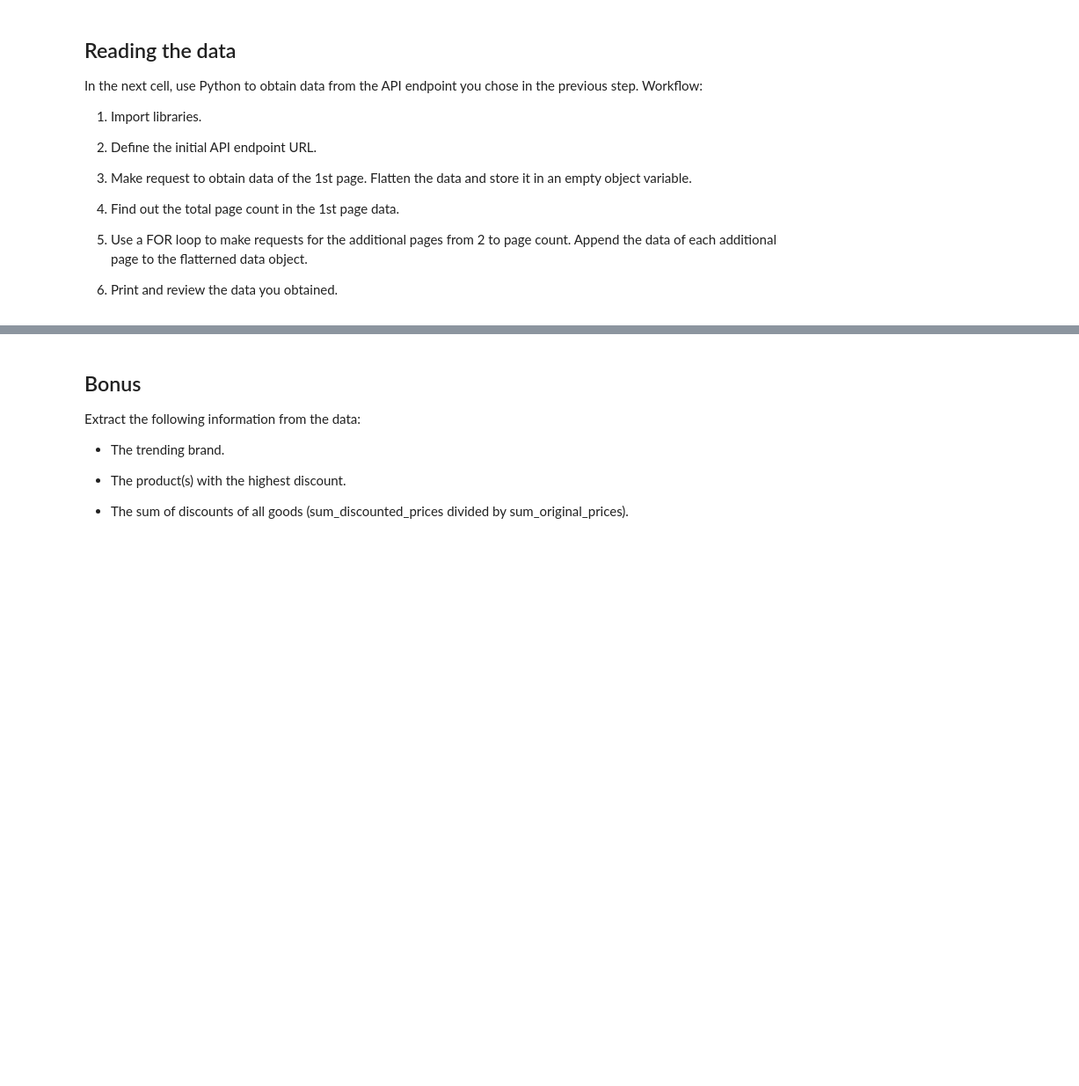
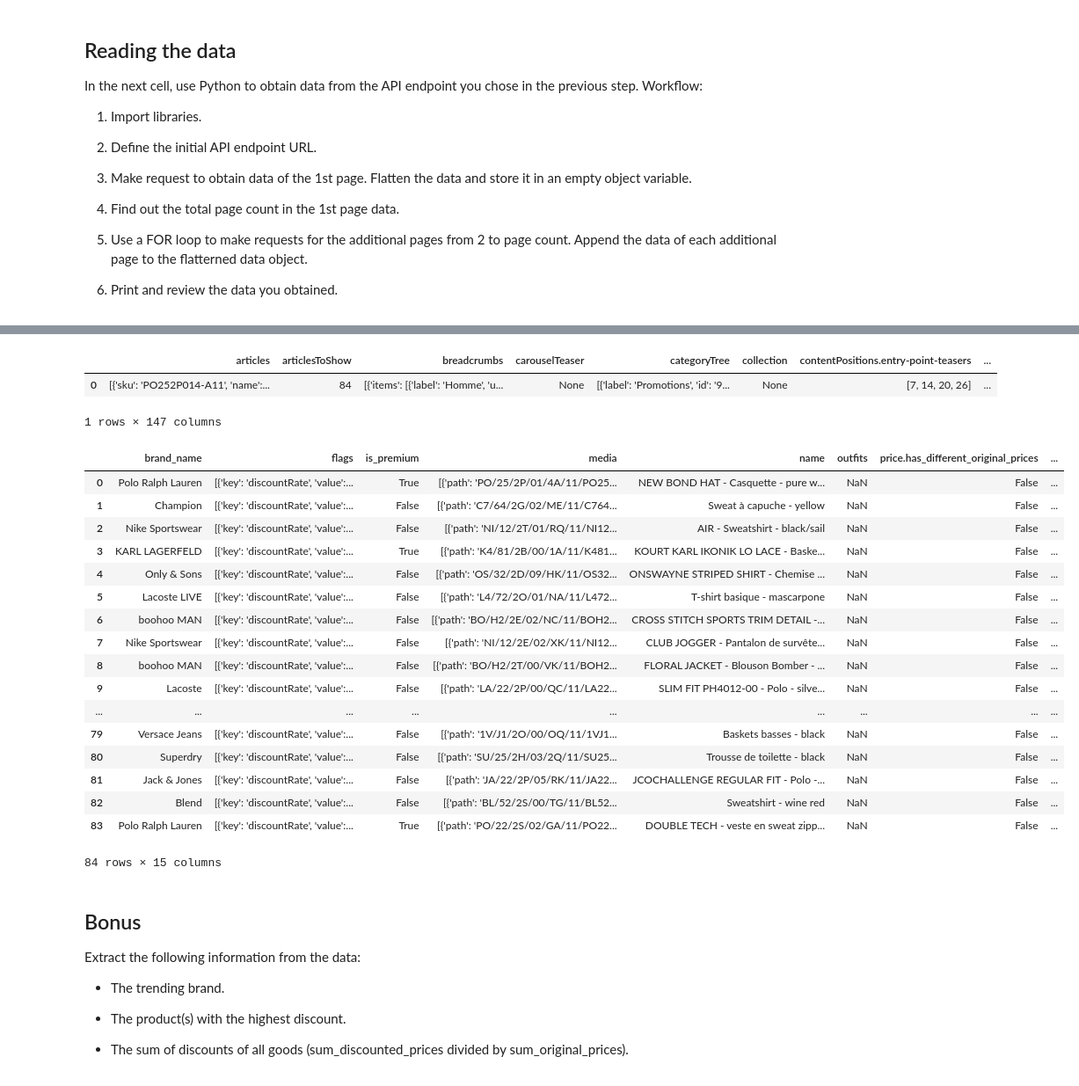
Before and after one commit to ta-datapt-bcn/lab-parsing-API-data, a Jupyter notebook: your-code/main.ipynb, the cells around one changed output, grey strips where cells are left out. Shown: that part at 88% size. Cells and saved outputs as stored; diff of their text form; code cells hidden in the pictures; blank space fills up the shorter version.

```diff
--- a/your-code/main.ipynb
+++ b/your-code/main.ipynb
@@ -37,0 +37,15 @@ In the next cell, use Python to obtain data from the API endpoint you chose in t
+# %%
+# your code here
+
+import json
+import requests
+import pandas as pd
+from pandas.io.json import json_normalize
+
+url = "https://www.zalando.fr/api/catalog/articles?categories=promo-homme&limit=84&offset=84&sort=sale"
+headers = {'user-agent': 'Mozilla/5.0 (Linux; Android 6.0; Nexus 5 Build/MRA58N) AppleWebKit/537.36 (KHTML, like Gecko) Chrome/75.0.3770.100 Mobile Safari/537.36'}
+
+response = requests.get(url,headers=headers)
+results = response.json()
+
+results
@@ -38,3 +70,32 @@ In the next cell, use Python to obtain data from the API endpoint you chose in t
+# %%
+flattened_data = json_normalize(results)
+flattened_data
+# %% [output]
+|  | articles | articlesToShow | breadcrumbs | carouselTeaser | categoryTree | collection | contentPositions.entry-point-teasers | ... |
+| 0 | [{'sku': 'PO252P014-A11', 'name':... | 84 | [{'items': [{'label': 'Homme', 'u... | None | [{'label': 'Promotions', 'id': '9... | None | [7, 14, 20, 26] | ... |
+1 rows × 147 columns
+# %%
+flattened_data2 = json_normalize(flattened_data.articles[0])
+flattened_data2
+# %% [output]
+|  | brand_name | flags | is_premium | media | name | outfits | price.has_different_original_prices | ... |
+| 0 | Polo Ralph Lauren | [{'key': 'discountRate', 'value':... | True | [{'path': 'PO/25/2P/01/4A/11/PO25... | NEW BOND HAT - Casquette - pure w... | NaN | False | ... |
+| 1 | Champion | [{'key': 'discountRate', 'value':... | False | [{'path': 'C7/64/2G/02/ME/11/C764... | Sweat à capuche - yellow | NaN | False | ... |
+| 2 | Nike Sportswear | [{'key': 'discountRate', 'value':... | False | [{'path': 'NI/12/2T/01/RQ/11/NI12... | AIR - Sweatshirt - black/sail | NaN | False | ... |
+| 3 | KARL LAGERFELD | [{'key': 'discountRate', 'value':... | True | [{'path': 'K4/81/2B/00/1A/11/K481... | KOURT KARL IKONIK LO LACE - Baske... | NaN | False | ... |
+| 4 | Only & Sons | [{'key': 'discountRate', 'value':... | False | [{'path': 'OS/32/2D/09/HK/11/OS32... | ONSWAYNE STRIPED SHIRT - Chemise ... | NaN | False | ... |
+| 5 | Lacoste LIVE | [{'key': 'discountRate', 'value':... | False | [{'path': 'L4/72/2O/01/NA/11/L472... | T-shirt basique - mascarpone | NaN | False | ... |
+| 6 | boohoo MAN | [{'key': 'discountRate', 'value':... | False | [{'path': 'BO/H2/2E/02/NC/11/BOH2... | CROSS STITCH SPORTS TRIM DETAIL -... | NaN | False | ... |
+| 7 | Nike Sportswear | [{'key': 'discountRate', 'value':... | False | [{'path': 'NI/12/2E/02/XK/11/NI12... | CLUB JOGGER - Pantalon de survête... | NaN | False | ... |
+| 8 | boohoo MAN | [{'key': 'discountRate', 'value':... | False | [{'path': 'BO/H2/2T/00/VK/11/BOH2... | FLORAL JACKET - Blouson Bomber - ... | NaN | False | ... |
+| 9 | Lacoste | [{'key': 'discountRate', 'value':... | False | [{'path': 'LA/22/2P/00/QC/11/LA22... | SLIM FIT PH4012-00 - Polo - silve... | NaN | False | ... |
+| ... | ... | ... | ... | ... | ... | ... | ... | ... |
+| 79 | Versace Jeans | [{'key': 'discountRate', 'value':... | False | [{'path': '1V/J1/2O/00/OQ/11/1VJ1... | Baskets basses - black | NaN | False | ... |
+| 80 | Superdry | [{'key': 'discountRate', 'value':... | False | [{'path': 'SU/25/2H/03/2Q/11/SU25... | Trousse de toilette - black | NaN | False | ... |
+| 81 | Jack & Jones | [{'key': 'discountRate', 'value':... | False | [{'path': 'JA/22/2P/05/RK/11/JA22... | JCOCHALLENGE REGULAR FIT - Polo -... | NaN | False | ... |
+| 82 | Blend | [{'key': 'discountRate', 'value':... | False | [{'path': 'BL/52/2S/00/TG/11/BL52... | Sweatshirt - wine red | NaN | False | ... |
+| 83 | Polo Ralph Lauren | [{'key': 'discountRate', 'value':... | True | [{'path': 'PO/22/2S/02/GA/11/PO22... | DOUBLE TECH - veste en sweat zipp... | NaN | False | ... |
+84 rows × 15 columns
 # %% [markdown]
 ## Bonus
 
```
Also changed, not shown: parts of 4 cells of this notebook.
